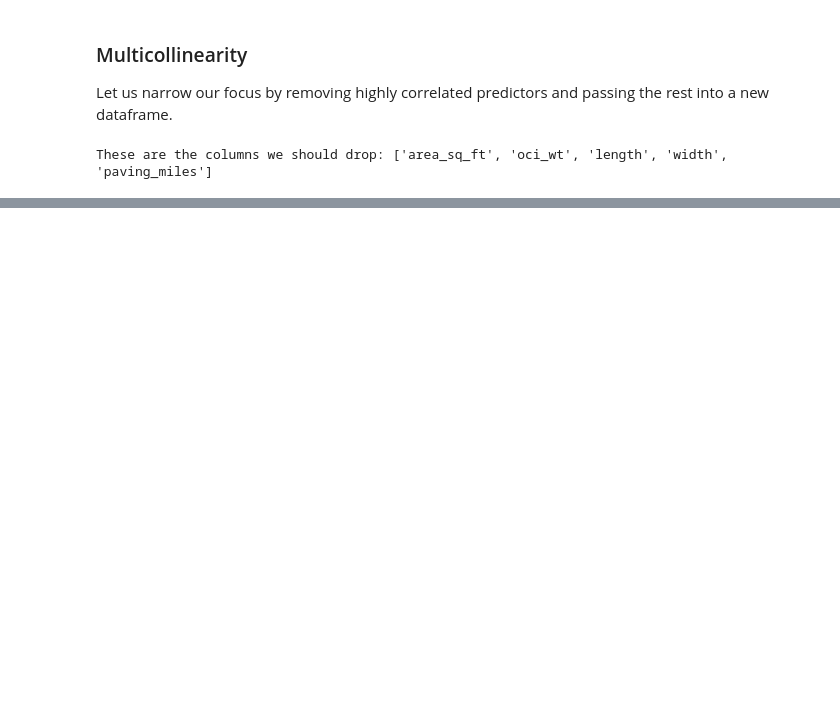
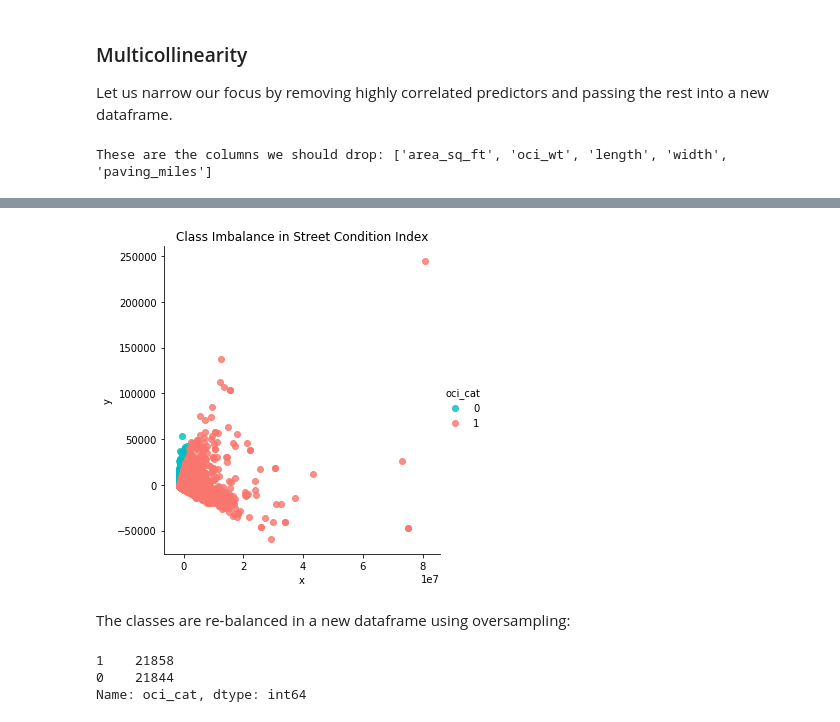
Before and after one commit to lshpaner/sd_streets, a Jupyter notebook: sd_streets.ipynb, the cells around one changed output, grey strips where cells are left out. Saved outputs shown, nothing was run; the diff lists cells and outputs as text; code cells hidden in the pictures; blank space fills up the shorter version.

```diff
--- a/sd_streets.ipynb
+++ b/sd_streets.ipynb
@@ -487,0 +545,17 @@ These are the columns we should drop: ['area_sq_ft', 'oci_wt', 'length', 'width'
+# %%
+# drop unnecessary columns
+df = df.drop(columns=['street_from','street_to',
+                      'street_name','total_count',
+                      'seg_id', 'street',
+                      'pve_id', 'title','project_manager',
+                      'project_manager_phone', 'project_id',
+                      'resident_engineer', 'address_street',
+                      'date_moratorium', 'OCI Range'])
+df = df.reset_index(drop=True)
+
+# drop re-classed columns
+df = df.drop(columns=['func_class', 'pvm_class', 'status', 'type',
+                      'date_end', 'date_start', 'oci_desc'])
+# %%
+# create new dataframe for final pre-processing steps
+df1 = df.copy()
@@ -487,0 +569,6 @@ These are the columns we should drop: ['area_sq_ft', 'oci_wt', 'length', 'width'
+# %%
+pca = PCA(n_components=2, random_state=777)
+data_2d = pd.DataFrame(pca.fit_transform(df1.iloc[:,0:9]))
+# %%
+data_2d= pd.concat([data_2d, df1['oci_cat']], axis=1)
+data_2d.columns = ['x', 'y', 'oci_cat']; data_2d
@@ -487,0 +589,6 @@ These are the columns we should drop: ['area_sq_ft', 'oci_wt', 'length', 'width'
+# %%
+sns.lmplot('x','y', data_2d,fit_reg=False,hue='oci_cat',
+                    palette=['#00BFC4','#F8766D'])
+plt.title('Class Imbalance in Street Condition Index'); plt.show()
+# %% [output]
+[figure, added]
@@ -487,0 +601,9 @@ These are the columns we should drop: ['area_sq_ft', 'oci_wt', 'length', 'width'
+# %% [markdown]
+The classes are re-balanced in a new dataframe using oversampling:
+# %%
+# rebalanced classes in new df
+df2['oci_cat'].value_counts()
+# %% [output]
+1    21858
+0    21844
+Name: oci_cat, dtype: int64
```
Also changed, not shown: parts of 27 cells of this notebook, 2 other files.
